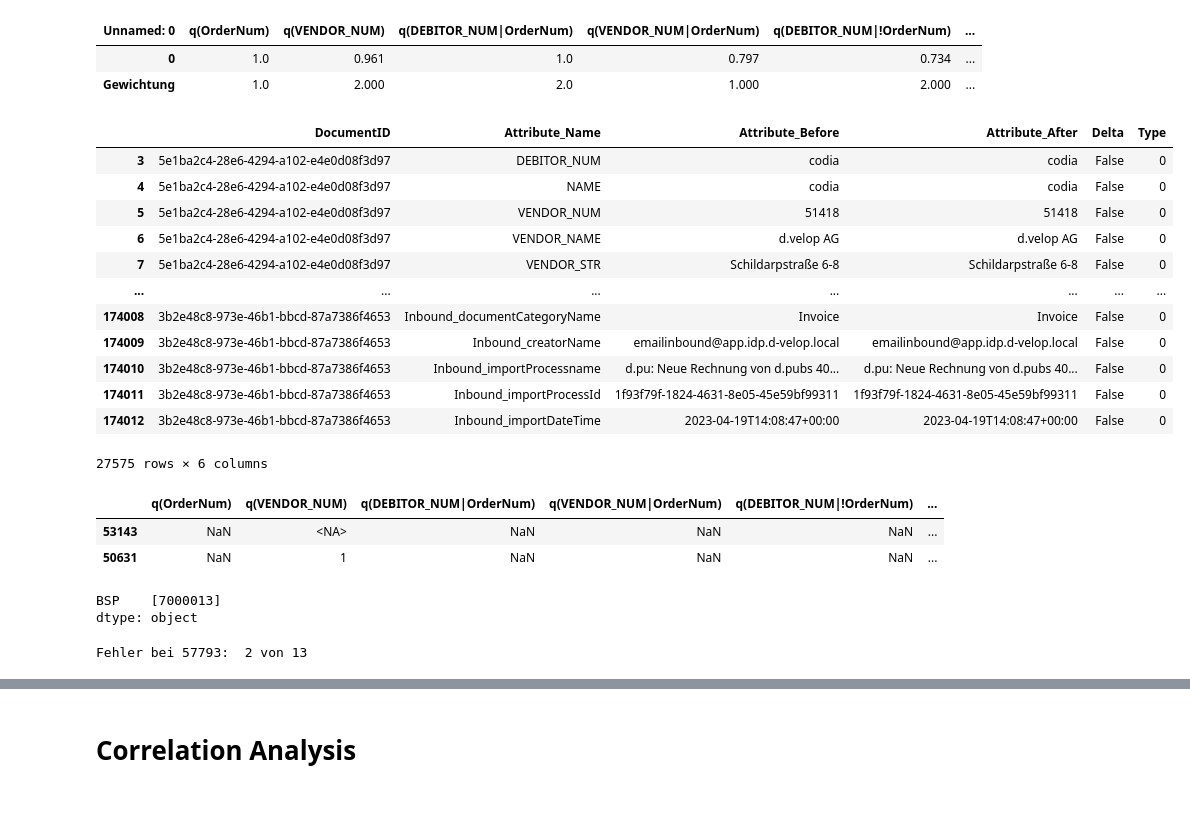
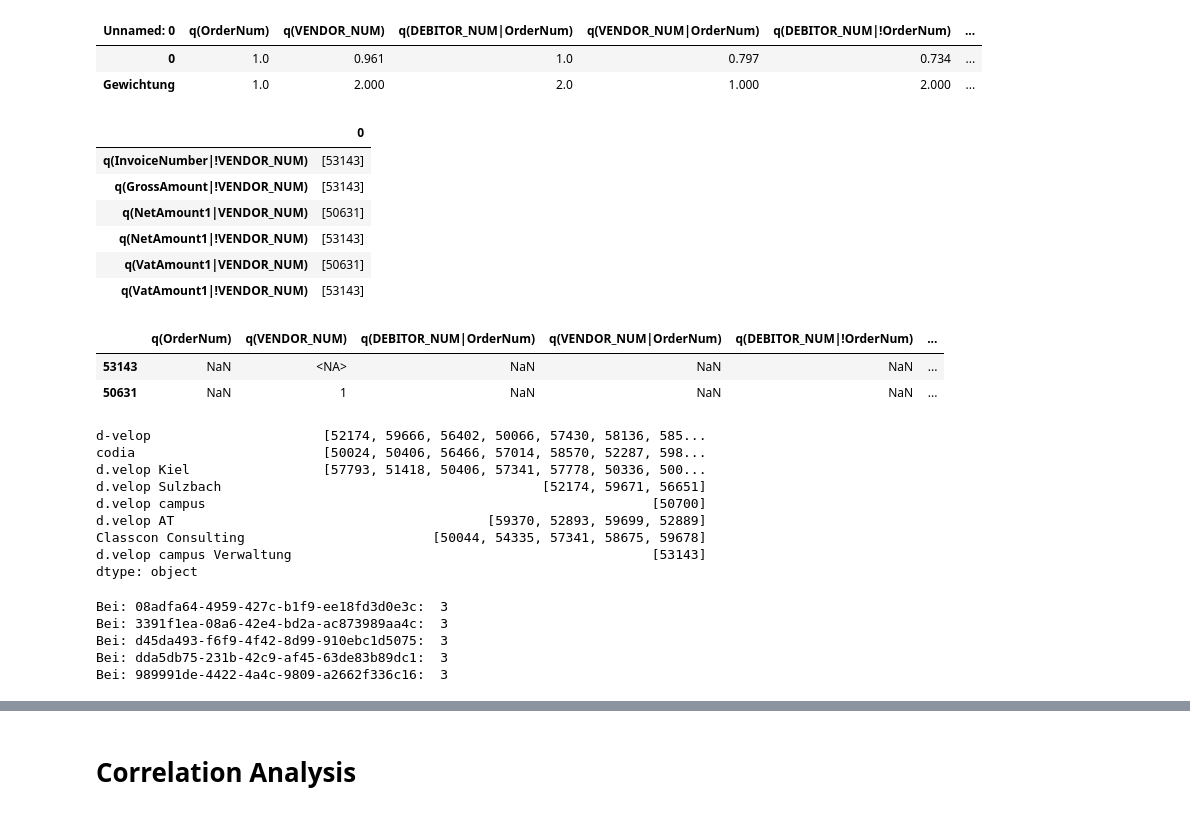
Before and after one commit to FusionShareeza/Masterarbeit, a Jupyter notebook: sqlconnector.ipynb, the cells around one changed output, grey strips where cells are left out. Cells and saved outputs as stored; diff of their text form; code cells hidden in the pictures.

Commit message:
eap_fehler

```diff
--- a/sqlconnector.ipynb
+++ b/sqlconnector.ipynb
@@ -652,8 +650,9 @@ sorted_counts, high_frequency_numbers_debitor = sort_numbers_by_position(outlier
 
 bad_vendors = []
 for entry in high_frequency_numbers_debitor:
+    dc_sorted_df_vendor_complete[entry] = {}
     df_results_vendor, df_results_frequency_vendor, dc_sorted_df_vendor = get_data_values_complete_results(tenant, 'VENDOR_NUM', dc_sorted_df_debitor[entry])
-    dc_sorted_df_vendor_complete.update(dc_sorted_df_vendor)
+    dc_sorted_df_vendor_complete[entry].update(dc_sorted_df_vendor)
     outliers_results_vendor = get_outliers(df_results_vendor)
     outliers_results_sorted_vendor = sort_outliers(outliers_results_vendor, df_results_frequency_vendor)
     outliers_results_vendor_frame = outliers_results_sorted_vendor.to_frame()
@@ -661,21 +660,15 @@ for entry in high_frequency_numbers_debitor:
     bad_vendors.append(high_frequency_numbers_vendor)
     score_card[entry]  = high_frequency_numbers_vendor
 # %%
-display(dc_sorted_df_vendor_complete[""])
+display(outliers_results_vendor_frame)
 # %% [output]
-|  | DocumentID | Attribute_Name | Attribute_Before | Attribute_After | Delta | Type |
-| 3 | 5e1ba2c4-28e6-4294-a102-e4e0d08f3d97 | DEBITOR_NUM | codia | codia | False | 0 |
-| 4 | 5e1ba2c4-28e6-4294-a102-e4e0d08f3d97 | NAME | codia | codia | False | 0 |
-| 5 | 5e1ba2c4-28e6-4294-a102-e4e0d08f3d97 | VENDOR_NUM | 51418 | 51418 | False | 0 |
-| 6 | 5e1ba2c4-28e6-4294-a102-e4e0d08f3d97 | VENDOR_NAME | d.velop AG | d.velop AG | False | 0 |
-| 7 | 5e1ba2c4-28e6-4294-a102-e4e0d08f3d97 | VENDOR_STR | Schildarpstraße 6-8 | Schildarpstraße 6-8 | False | 0 |
-| ... | ... | ... | ... | ... | ... | ... |
-| 174008 | 3b2e48c8-973e-46b1-bbcd-87a7386f4653 | Inbound_documentCategoryName | Invoice | Invoice | False | 0 |
-| 174009 | 3b2e48c8-973e-46b1-bbcd-87a7386f4653 | Inbound_creatorName | emailinbound@app.idp.d-velop.local | emailinbound@app.idp.d-velop.local | False | 0 |
-| 174010 | 3b2e48c8-973e-46b1-bbcd-87a7386f4653 | Inbound_importProcessname | d.pu: Neue Rechnung von d.pubs 40... | d.pu: Neue Rechnung von d.pubs 40... | False | 0 |
-| 174011 | 3b2e48c8-973e-46b1-bbcd-87a7386f4653 | Inbound_importProcessId | 1f93f79f-1824-4631-8e05-45e59bf99311 | 1f93f79f-1824-4631-8e05-45e59bf99311 | False | 0 |
-| 174012 | 3b2e48c8-973e-46b1-bbcd-87a7386f4653 | Inbound_importDateTime | 2023-04-19T14:08:47+00:00 | 2023-04-19T14:08:47+00:00 | False | 0 |
+|  | 0 |
+| q(InvoiceNumber|!VENDOR_NUM) | [53143] |
+| q(GrossAmount|!VENDOR_NUM) | [53143] |
+| q(NetAmount1|VENDOR_NUM) | [50631] |
+| q(NetAmount1|!VENDOR_NUM) | [53143] |
+| q(VatAmount1|VENDOR_NUM) | [50631] |
+| q(VatAmount1|!VENDOR_NUM) | [53143] |
-27575 rows × 6 columns
 # %%
 display(df_results_frequency_vendor)
 #dc_sorted_df_debitor["d.velop Kiel"].to_csv('data/d-velop_kiel.csv', index=False, header= True, encoding='utf-8')
@@ -686,5 +679,12 @@ display(df_results_frequency_vendor)
 # %%
 print(score_card)
 # %% [output]
-BSP    [7000013]
+d-velop                      [52174, 59666, 56402, 50066, 57430, 58136, 585...
+codia                        [50024, 50406, 56466, 57014, 58570, 52287, 598...
+d.velop Kiel                 [57793, 51418, 50406, 57341, 57778, 50336, 500...
+d.velop Sulzbach                                         [52174, 59671, 56651]
+d.velop campus                                                         [50700]
+d.velop AT                                        [59370, 52893, 59699, 52889]
+Classcon Consulting                        [50044, 54335, 57341, 58675, 59678]
+d.velop campus Verwaltung                                              [53143]
 dtype: object
@@ -697,18 +700,38 @@ df_table_ccvendors = df_table_ccvendors.replace('\r',' ', regex=True)
 df_table_ccvendors_bank = df_table_ccvendors_bank.replace('\n',' ', regex=True)
 df_table_ccvendors_bank = df_table_ccvendors_bank.replace('\r',' ', regex=True)
 # %%
-vendor_num = '57793'
-df_sort = dc_sorted_df_vendor_complete[vendor_num]
+vendor_num = '56466'
+debitor= 'd-velop'
+df_sort = dc_sorted_df_vendor_complete[debitor][vendor_num]
+df_sort.to_csv('data/52174.csv', index=False, header= True, encoding='utf-8')
 df_sort = df_sort[((df_sort['Attribute_Name'] == 'VatAmount1') & (df_sort['Delta'] == True)) | (df_sort['Attribute_Name'] == 'NetAmount1') & (df_sort['Delta'] == True) | (df_sort['Attribute_Name'] == 'VatRate1') & (df_sort['Delta'] == True)]
+
 count_good = df_sort['DocumentID'].nunique()
-count_bad = 0
-for index, row in df_sort.iterrows():
-    if 0.0 < abs(float(row["Attribute_After"]) - float(row["Attribute_Before"])) <= 0.05:
-            count_bad += 1
-    #if abs(float(row["Attribute_After"]) - float(row["Attribute_Before"])) != 0.0 and abs(float(row["Attribute_After"]) - float(row["Attribute_Before"])) < 0.05:
-            #count_bad += 1
-if (count_bad > 0):
-    print("Fehler bei "+vendor_num+":  "+str(count_bad)+" von "+str(count_good)+"")
+unique_documentid = df_sort['DocumentID'].unique()
+
+for entry in unique_documentid:
+        sorted_by_documentid = df_sort.loc[(df_sort["DocumentID"] == entry)]
+        len_sorted_by_documentid = len(sorted_by_documentid)
+        #print(sorted_by_documentid)
+        sorted_by_documentid = sorted_by_documentid.loc[(sorted_by_documentid["Attribute_Name"] == 'VatAmount1')]
+        if 0.0 < abs(float(sorted_by_documentid["Attribute_After"]) - float(sorted_by_documentid["Attribute_Before"])) <= 0.05:
+                print('Bei: '+entry+' Rundungsfehler')
+
+        print('Bei: '+entry+':  '+str(len_sorted_by_documentid)+'')
+
+# count_bad = 0
+# for index, row in df_sort.iterrows():
+#     display(row)
+#     if 0.0 < abs(float(row["Attribute_After"]) - float(row["Attribute_Before"])) <= 0.05:
+#             count_bad += 1
+#     #if abs(float(row["Attribute_After"]) - float(row["Attribute_Before"])) != 0.0 and abs(float(row["Attribute_After"]) - float(row["Attribute_Before"])) < 0.05:
+#             #count_bad += 1
+# if (count_bad > 0):
+#     print("Fehler bei "+vendor_num+":  "+str(count_bad)+" von "+str(count_good)+"")
 # %% [output]
-Fehler bei 57793:  2 von 13
+Bei: 08adfa64-4959-427c-b1f9-ee18fd3d0e3c:  3
+Bei: 3391f1ea-08a6-42e4-bd2a-ac873989aa4c:  3
+Bei: d45da493-f6f9-4f42-8d99-910ebc1d5075:  3
+Bei: dda5db75-231b-42c9-af45-63de83b89dc1:  3
+Bei: 989991de-4422-4a4c-9809-a2662f336c16:  3
 # %%
```
Also changed, not shown: parts of 8 cells of this notebook.
